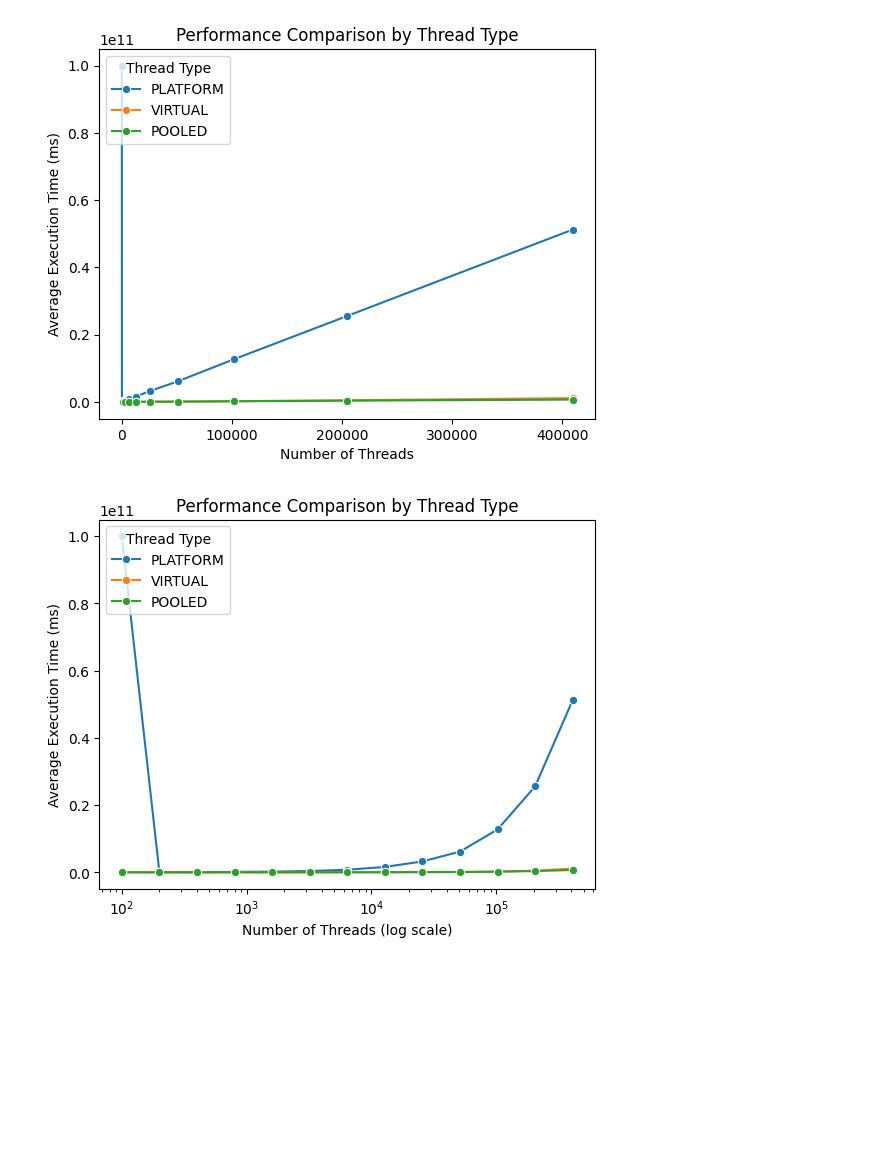
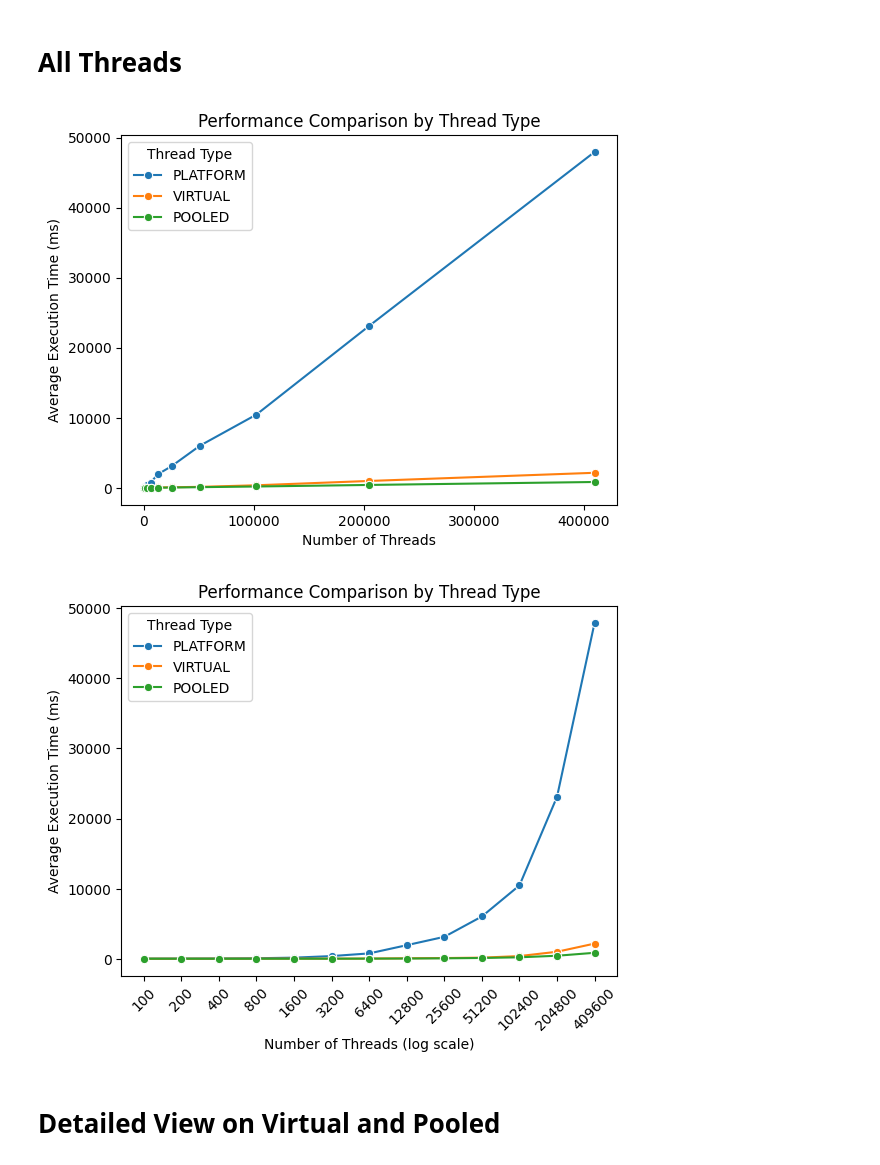
Before and after one commit to Banuran/HKA-Projektarbeit-1, a Jupyter notebook: visualization.ipynb, the cells around one changed output. Saved outputs shown, nothing was run; the diff lists cells and outputs as text; code cells hidden in the pictures; blank space fills up the shorter version.

```diff
--- a/visualization.ipynb
+++ b/visualization.ipynb
@@ -3,5 +3,5 @@ import pandas as pd
 import matplotlib.pyplot as plt
 import seaborn as sns
 # %%
-file_path = "ThreadComparisonResult_2024-02-19-12-40-43.csv"
+file_path = "./results/System1_Windows11_Graal.csv"
 data = pd.read_csv(file_path)
@@ -16,0 +8,4 @@ data.head()
+# %%
+# Convert AvgExecutionTime in ms
+data['AvgExecutionTime'] = data['AvgExecutionTime'] / 1e6
+data.head()
@@ -16,0 +19,4 @@ data.head()
+# %%
+# Add sequential number to enable equal spacing in diagrams
+data['Seq'] = data.groupby(['ThreadType']).cumcount()
+data.head()
@@ -17,3 +30,5 @@ data.head()
+# %% [markdown]
+# All Threads
 # %%
 sns.lineplot(x='NumThreads', y='AvgExecutionTime', hue='ThreadType', marker='o', data=data)
 
@@ -24,19 +39,22 @@ plt.ylabel('Average Execution Time (ms)')
 plt.legend(title='Thread Type', loc='upper left')
 plt.show()
 # %% [output]
-[figure, old version]
+[figure, new version]
 # %%
-sns.lineplot(x='NumThreads', y='AvgExecutionTime', hue='ThreadType', data=data, marker='o', linestyle='-')
+sns.lineplot(x='Seq', y='AvgExecutionTime', hue='ThreadType', data=data, marker='o', linestyle='-')
 
-plt.xscale('log')
 plt.title('Performance Comparison by Thread Type')
 plt.xlabel('Number of Threads (log scale)')
 plt.ylabel('Average Execution Time (ms)')
 
+plt.xticks(data['Seq'].unique(), data['NumThreads'].unique(), rotation=45)
+
 plt.legend(title='Thread Type', loc='upper left')
 plt.show()
 # %% [output]
-[figure, old version]
+[figure, new version]
+# %% [markdown]
+# Detailed View on Virtual and Pooled
 # %%
 include_thread_types = ['VIRTUAL', 'POOLED']
 filtered_data = data[data['ThreadType'].isin(include_thread_types)]
```
Also changed, not shown: parts of 6 cells of this notebook.
